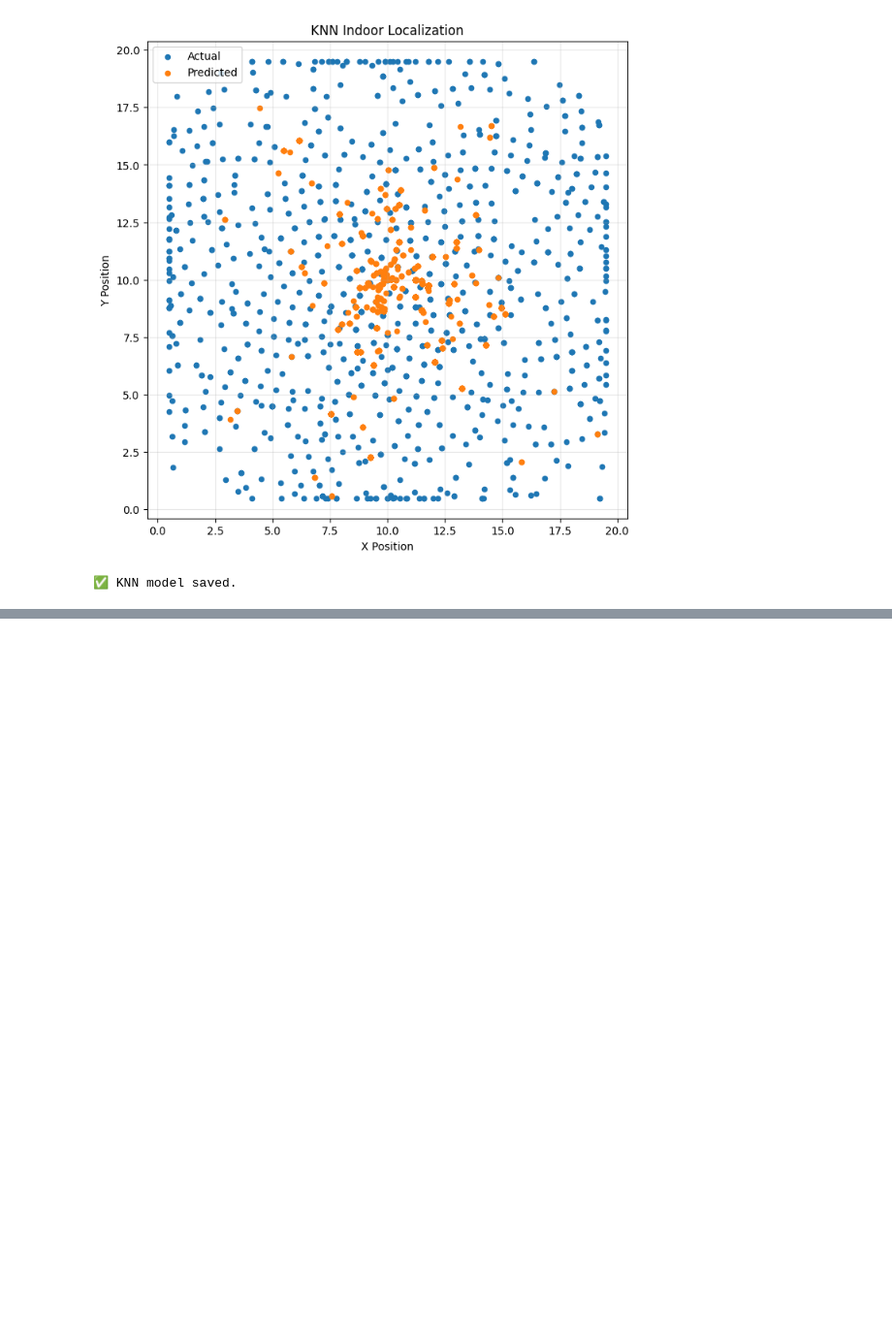
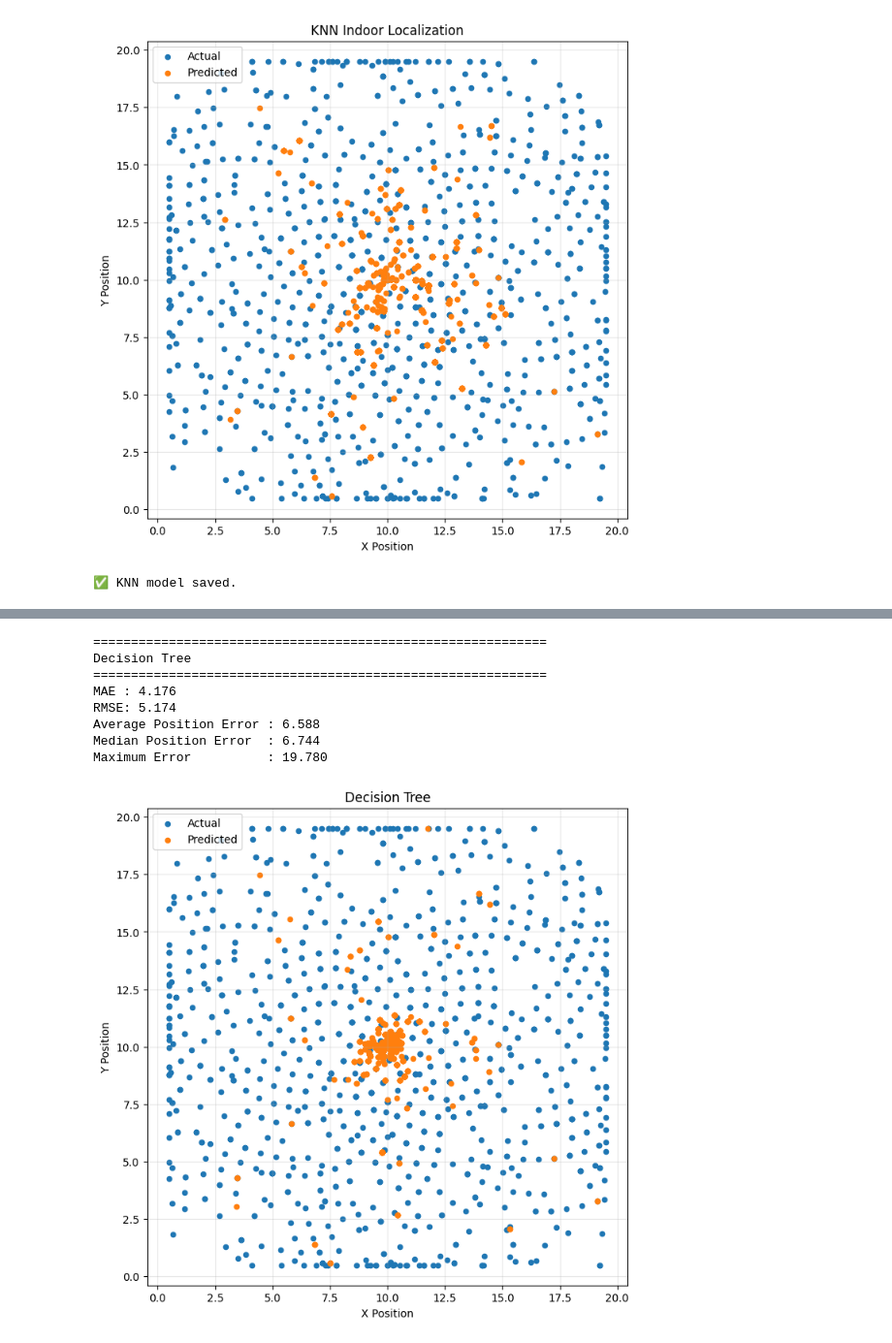
Before and after one commit to moazabeer/wifi-indoor-localization-ml, a Jupyter notebook: notebooks/WiFi_Indoor_Localization.ipynb, the cells around one changed output, grey strips where cells are left out. Shown at 97% size. Cells and saved outputs as stored; diff of their text form; code cells hidden in the pictures; blank space fills up the shorter version.

Commit message:
Add Decision Tree, Random Forest, and Extra Trees models

```diff
--- a/notebooks/WiFi_Indoor_Localization.ipynb
+++ b/notebooks/WiFi_Indoor_Localization.ipynb
@@ -972,0 +1060,26 @@ os.makedirs("models", exist_ok=True)
+# %%
+decision_tree = DecisionTreeRegressor(
+    random_state=42
+)
+
+decision_tree.fit(
+    X_train,
+    y_train
+)
+
+dt_results = evaluate_model(
+    decision_tree,
+    X_test,
+    y_test,
+    "Decision Tree"
+)
+# %% [output]
+============================================================
+Decision Tree
+============================================================
+MAE : 4.176
+RMSE: 5.174
+Average Position Error : 6.588
+Median Position Error  : 6.744
+Maximum Error          : 19.780
+[figure, added]
```
Also changed, not shown: parts of 8 cells of this notebook.
